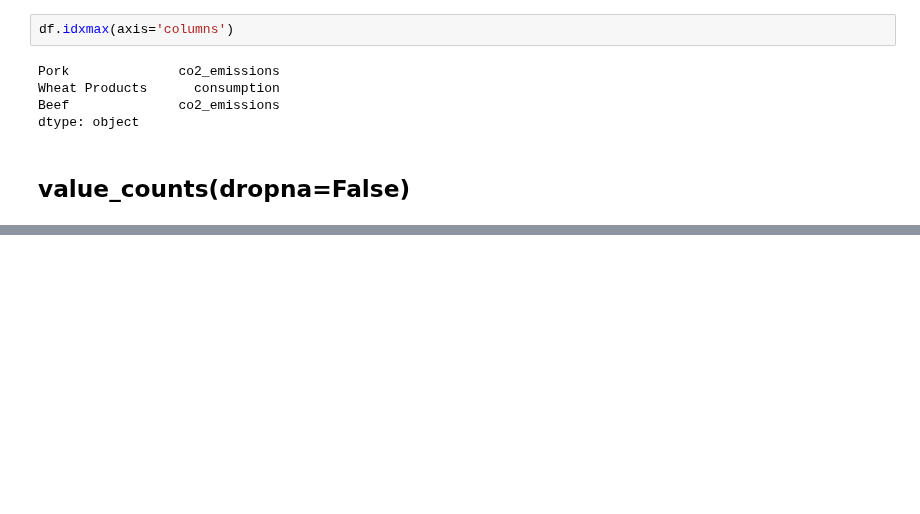
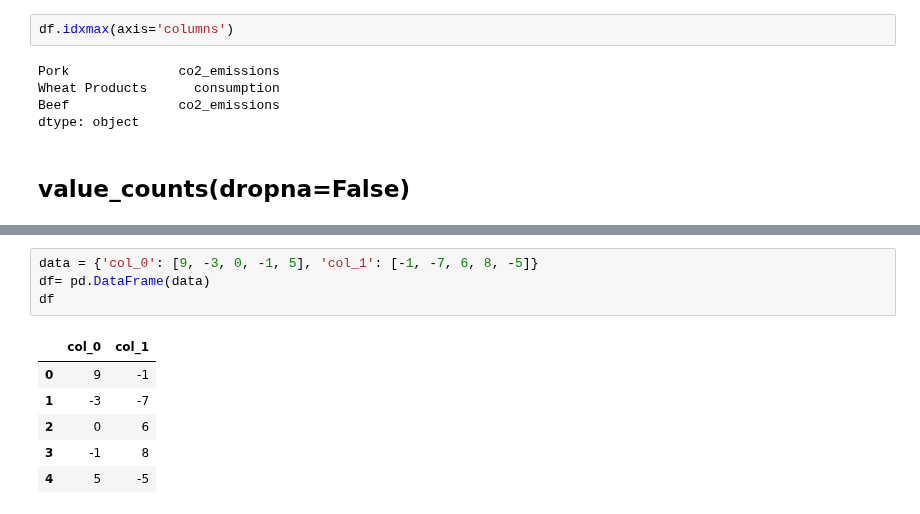
Before and after one commit to soyinkas1/PP0011_Books_Medium_Articles-Personal-Practice-Walkalong_Notebooks, a Jupyter notebook: 25 Pandas Functions You Didn't Know Existed.ipynb, the cells around one changed output, grey strips where cells are left out. Saved outputs shown, nothing was run; the diff lists cells and outputs as text; blank space fills up the shorter version.

```diff
--- a/25 Pandas Functions You Didn't Know Existed.ipynb
+++ b/25 Pandas Functions You Didn't Know Existed.ipynb
@@ -1179,0 +1215,11 @@ dtype: int64
+# %%
+data = {'col_0': [9, -3, 0, -1, 5], 'col_1': [-1, -7, 6, 8, -5]}
+df= pd.DataFrame(data)
+df
+# %% [output]
+|  | col_0 | col_1 |
+| 0 | 9 | -1 |
+| 1 | -3 | -7 |
+| 2 | 0 | 6 |
+| 3 | -1 | 8 |
+| 4 | 5 | -5 |
```
Also changed, not shown: parts of 27 cells of this notebook.
